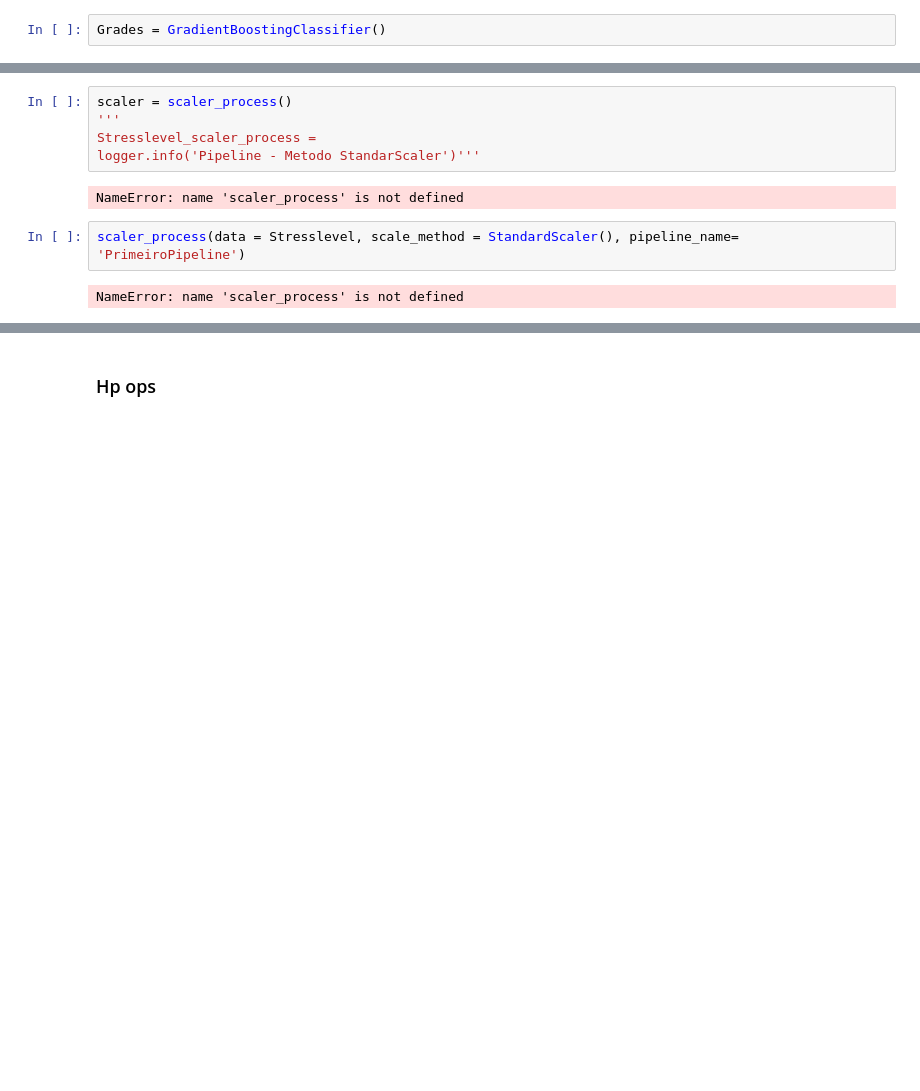
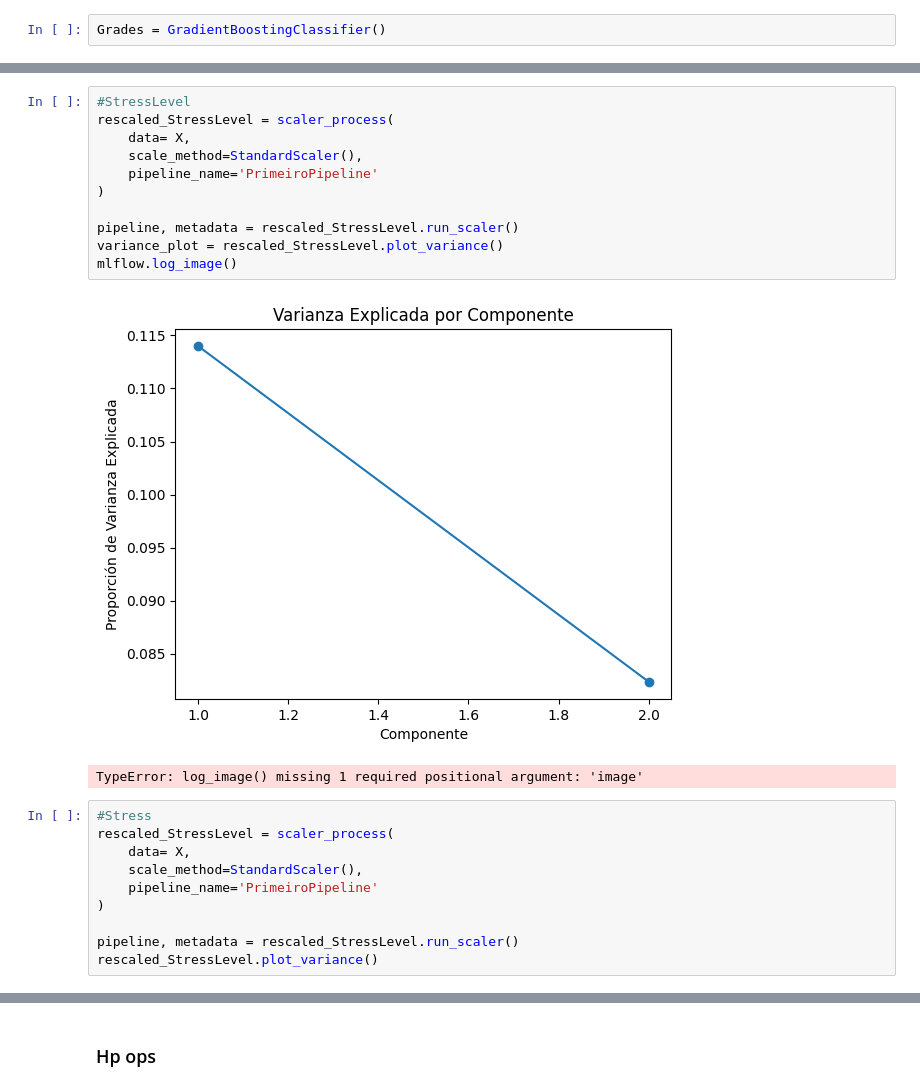
Before and after one commit to Marquinhos9873/mle3, a Jupyter notebook: notebooks/Clasificacion HPM.ipynb, the cells around one changed output, grey strips where cells are left out. Drawn from its saved outputs; the diff is of its cells as text; blank space fills up the shorter version.

```diff
--- a/notebooks/Clasificacion HPM.ipynb
+++ b/notebooks/Clasificacion HPM.ipynb
@@ -249,11 +242,24 @@ logger.info(f"Datos de test: {y_test.shape}")
 # %%
-scaler = scaler_process()
-'''
-Stresslevel_scaler_process =
-logger.info('Pipeline - Metodo StandarScaler')'''
+#StressLevel
+rescaled_StressLevel = scaler_process(
+    data= X,
+    scale_method=StandardScaler(),
+    pipeline_name='PrimeiroPipeline'
+)
+
+pipeline, metadata = rescaled_StressLevel.run_scaler()
+variance_plot = rescaled_StressLevel.plot_variance()
+mlflow.log_image()
 # %% [output]
+[figure, added]
-NameError: name 'scaler_process' is not defined
+TypeError: log_image() missing 1 required positional argument: 'image'
 # %%
-scaler_process(data = Stresslevel, scale_method = StandardScaler(), pipeline_name= 'PrimeiroPipeline')
+#Stress
+rescaled_StressLevel = scaler_process(
+    data= X,
+    scale_method=StandardScaler(),
+    pipeline_name='PrimeiroPipeline'
+)
+
+pipeline, metadata = rescaled_StressLevel.run_scaler()
+rescaled_StressLevel.plot_variance()
-# %% [output]
-NameError: name 'scaler_process' is not defined
```
Also changed, not shown: parts of 10 cells of this notebook, 6 other files.
